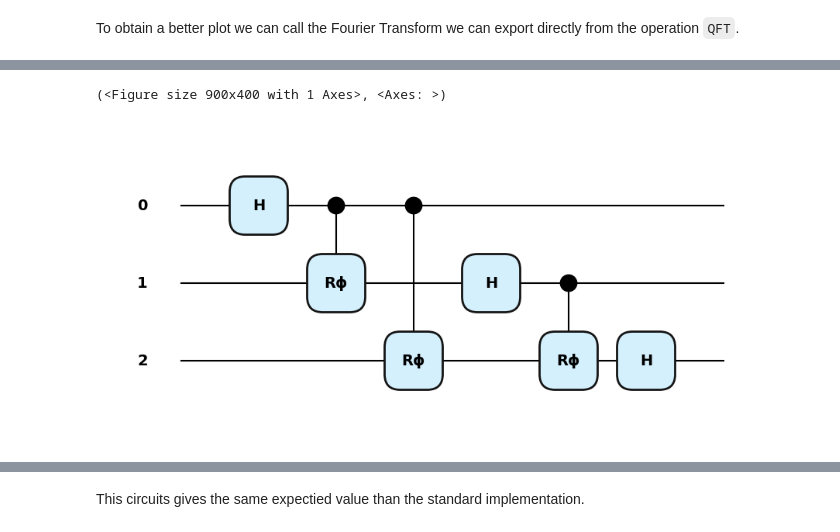
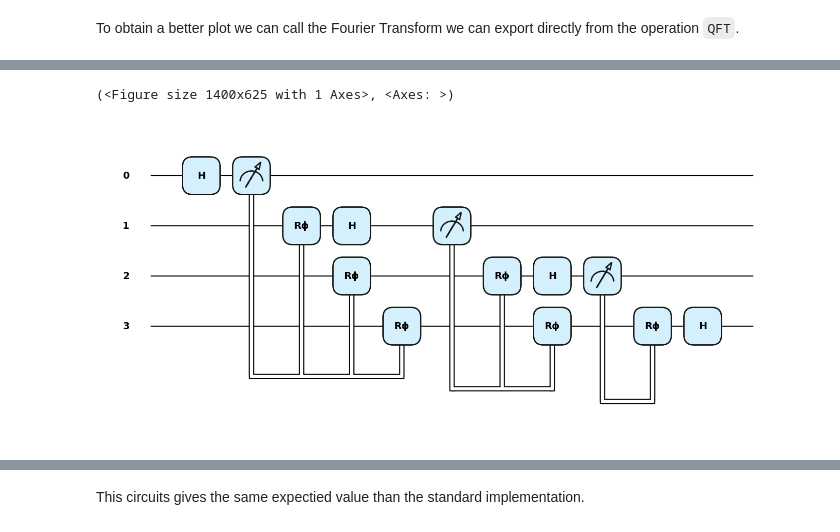
Before and after one commit to jgidi/VFA-Schrodinger-like-equations, a Jupyter notebook: tutorial/1_Quadrature_Operators.ipynb, the cells around one changed output, grey strips where cells are left out. Saved outputs shown, nothing was run; the diff lists cells and outputs as text; code cells hidden in the pictures.

Commit message:
H atoms, fixes, figures qft

```diff
--- a/tutorial/1_Quadrature_Operators.ipynb
+++ b/tutorial/1_Quadrature_Operators.ipynb
@@ -94,3 +94,10 @@ M0 =
   0.2249576 +0.10509591j -0.03583767+0.07900589j]
 # %% [markdown]
 To obtain a better plot we can call the Fourier Transform we can export directly from the operation `QFT`.
+# %%
+qft = QFT( range(num_wires+1), semi_classical=False )
+def fun():
+    qft.decomposition()
+    # return qml.probs(range(4))
+qml.draw_mpl(fun, style='pennylane')()
+# plt.savefig('../figures/circuit_qft.pdf')
@@ -97,8 +107,9 @@ To obtain a better plot we can call the Fourier Transform we can export directly
 # %%
-qft = QFT( range(num_wires), semi_classical=False )
+qft = QFT( range(num_wires+1), semi_classical=True )
 def fun():
     qft.decomposition()
 qml.draw_mpl(fun, style='pennylane')()
+# plt.savefig('../figures/circuit_scqft.pdf')
 # %% [output]
-(<Figure size 900x400 with 1 Axes>, <Axes: >)
+(<Figure size 1400x625 with 1 Axes>, <Axes: >)
-[figure, old version]
+[figure, new version]
```
Also changed, not shown: parts of 2 cells of this notebook, 9 other files.
